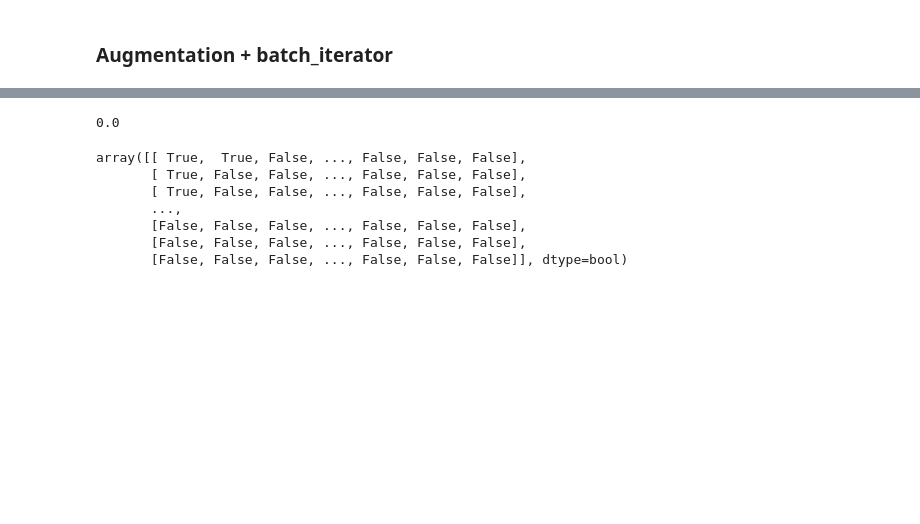
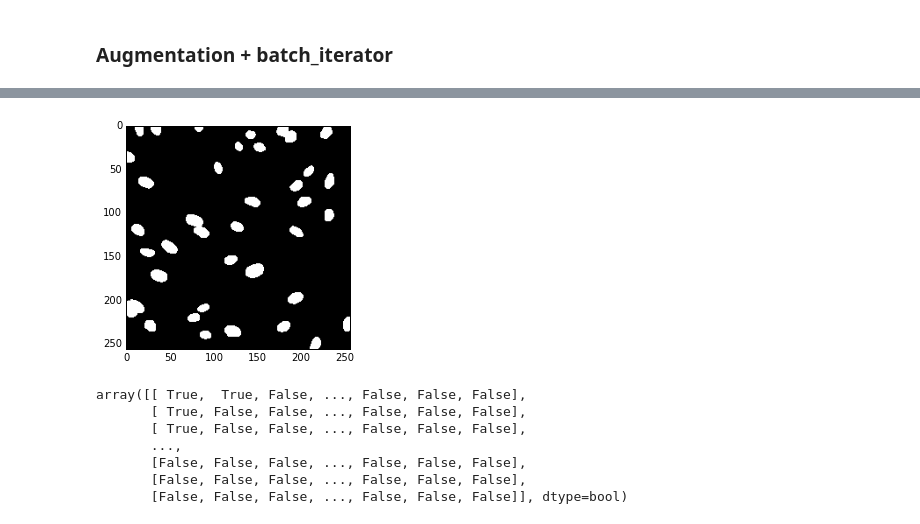
Before and after one commit to rykachevskiy/ds_bowl_2018, a Jupyter notebook: notebooks/Unet.ipynb, the cells around one changed output, grey strips where cells are left out. Drawn from its saved outputs; the diff is of its cells as text; code cells hidden in the pictures; blank space fills up the shorter version.

```diff
--- a/notebooks/Unet.ipynb
+++ b/notebooks/Unet.ipynb
@@ -323,3 +339,8 @@ train_data[0].max()
+# %%
+plt.imshow(train_data[0][:,:,1], cmap='gray')
+plt.show()
+# %% [output]
+[figure, added]
 # %%
 def predict(im):
     shape = im.shape
@@ -337,7 +359,3 @@ def validate(data):
         MAP += calculate_average_precision([x for x in prob_to_masks(t)], [x for x in prob_to_masks(p)])
 
     return MAP / len(predictions)
-# %%
-validate(val_data[:2])
-# %% [output]
-0.0
```
Also changed, not shown: parts of 20 cells of this notebook.
